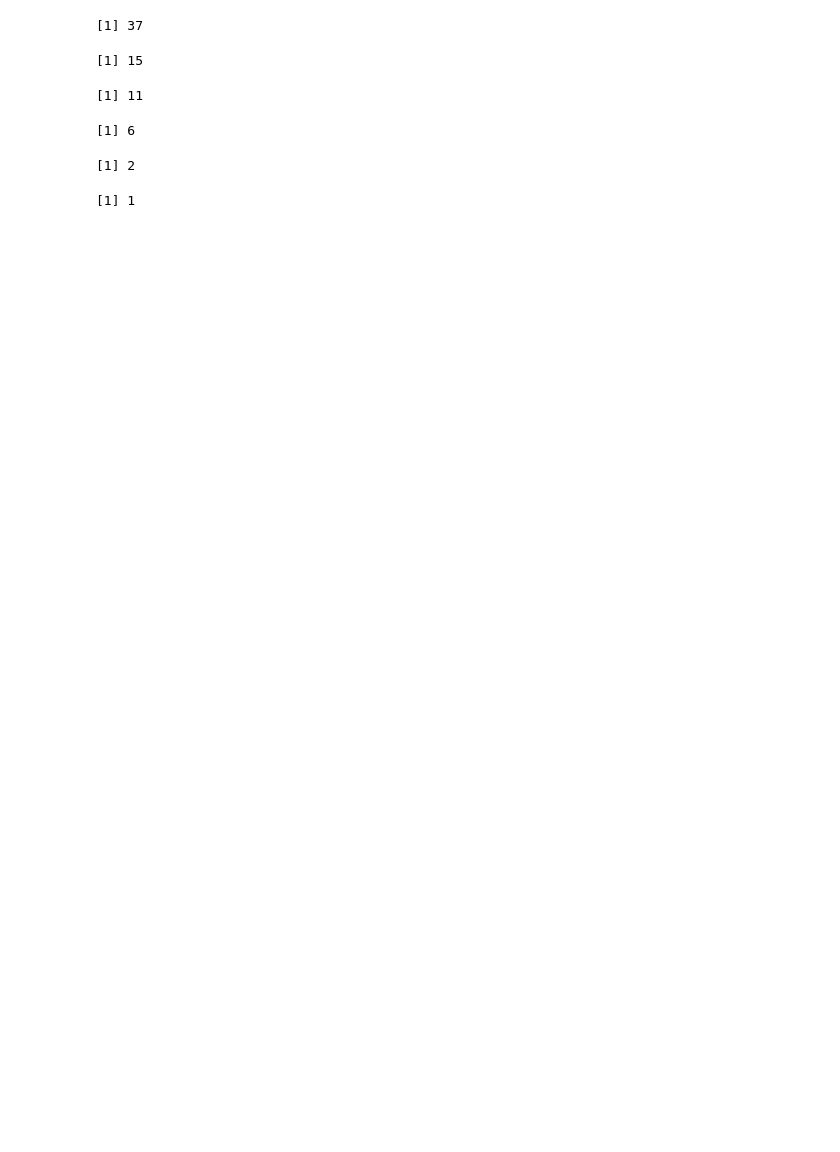
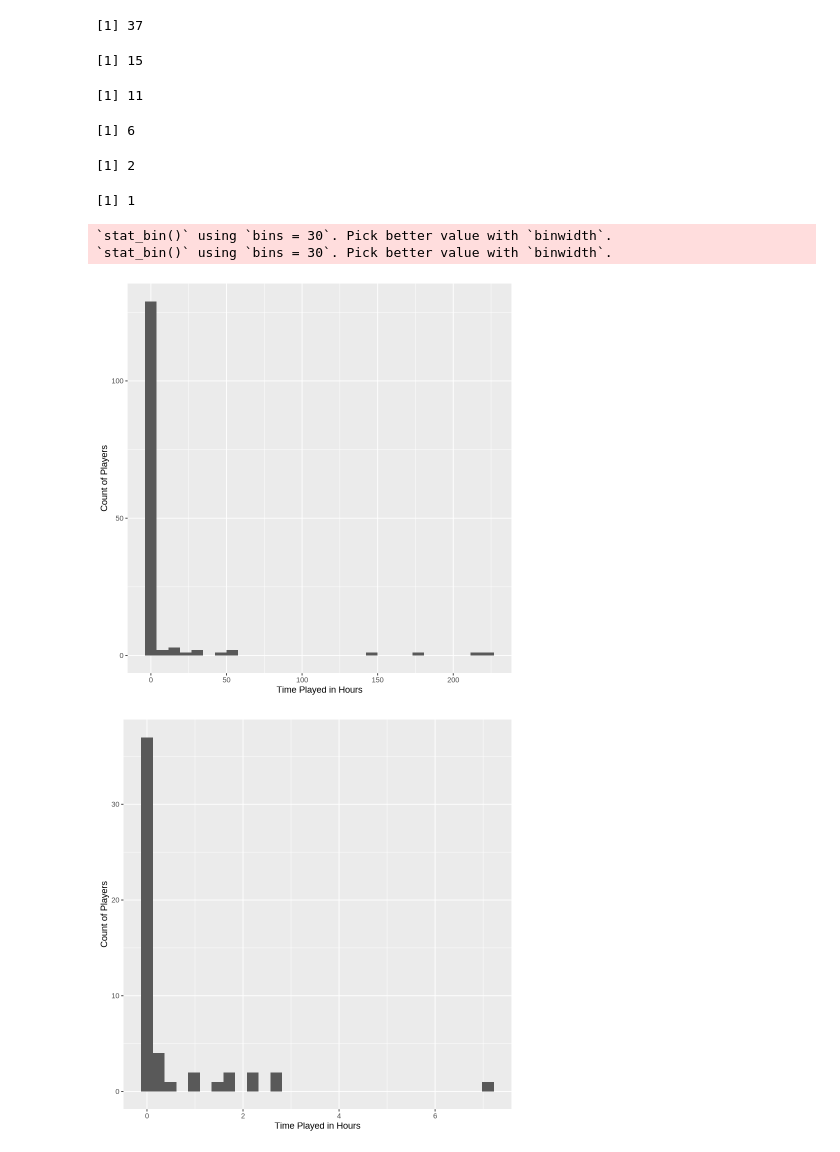
Before and after one commit to axbenjamin21/UBC-DSCI-100-Project, a Jupyter notebook: Untitled.ipynb, the cells around one changed output. Drawn from its saved outputs; the diff is of its cells as text; code cells hidden in the pictures; blank space fills up the shorter version.

Commit message:
Added graphs of Time played vs. Subscription status, finished description of process for project.

```diff
--- a/Untitled.ipynb
+++ b/Untitled.ipynb
@@ -95,4 +95,21 @@ nrow(gender_other)
 [1] 6
 [1] 2
 [1] 1
+# %%
+players_subscribe_true <- filter(players, subscribe == "TRUE")
+players_subscribe_false <- filter(players, subscribe == "FALSE")
+
+subscribe_true_plot <- ggplot(players_subscribe_true, aes(x = played_hours)) +
+    geom_histogram() +
+    labs(x = "Time Played in Hours", y = "Count of Players")
+subscribe_true_plot
+subscribe_false_plot <- ggplot(players_subscribe_false, aes(x = played_hours)) +
+    geom_histogram() +
+    labs(x = "Time Played in Hours", y = "Count of Players")
+subscribe_false_plot
+# %% [output]
+`stat_bin()` using `bins = 30`. Pick better value with `binwidth`.
+`stat_bin()` using `bins = 30`. Pick better value with `binwidth`.
+[figure, added]
+[figure, added]
 # %% [markdown]
```
Also changed, not shown: parts of 1 cell of this notebook.
